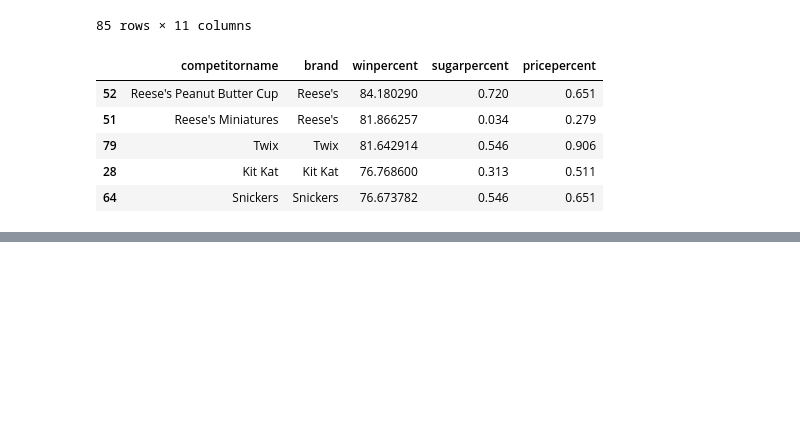
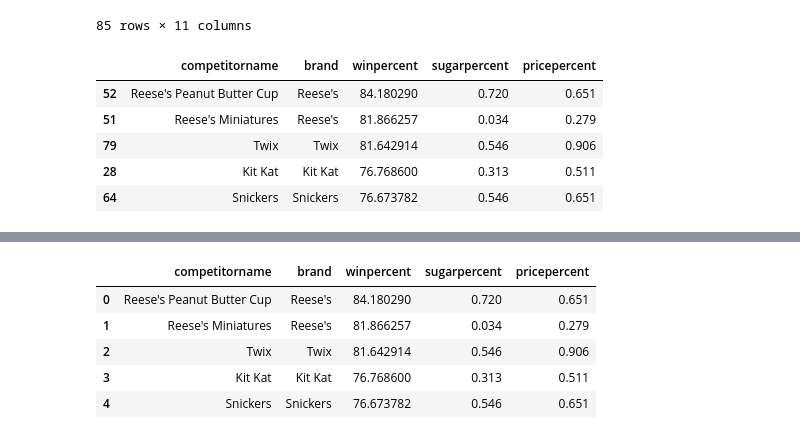
Before and after one commit to potterc22/ETL-Project-C, a Jupyter notebook: Project_Work/import.ipynb, the cells around one changed output, grey strips where cells are left out. Saved outputs shown, nothing was run; the diff lists cells and outputs as text; code cells hidden in the pictures; blank space fills up the shorter version.

Commit message:
Added binary and percentage DF's to postgresql

```diff
--- a/Project_Work/import.ipynb
+++ b/Project_Work/import.ipynb
@@ -201,0 +200,4 @@ Need to figure out how to cleanup the names to just be the brand
+# %%
+# Create connection to postgresql
+rds_connection_string = f"{username}:{password}@localhost:5432/Web_Scraping_Challenge"
+engine = create_engine(f'postgresql://{rds_connection_string}')
@@ -201,0 +220,10 @@ Need to figure out how to cleanup the names to just be the brand
+# %%
+# verify table was loaded successfully
+pd.read_sql_query('select * from survey_percentage_results', con=engine).head()
+# %% [output]
+|  | competitorname | brand | winpercent | sugarpercent | pricepercent |
+| 0 | Reese's Peanut Butter Cup | Reese's | 84.180290 | 0.720 | 0.651 |
+| 1 | Reese's Miniatures | Reese's | 81.866257 | 0.034 | 0.279 |
+| 2 | Twix | Twix | 81.642914 | 0.546 | 0.906 |
+| 3 | Kit Kat | Kit Kat | 76.768600 | 0.313 | 0.511 |
+| 4 | Snickers | Snickers | 76.673782 | 0.546 | 0.651 |
```
Also changed, not shown: parts of 5 cells of this notebook.
